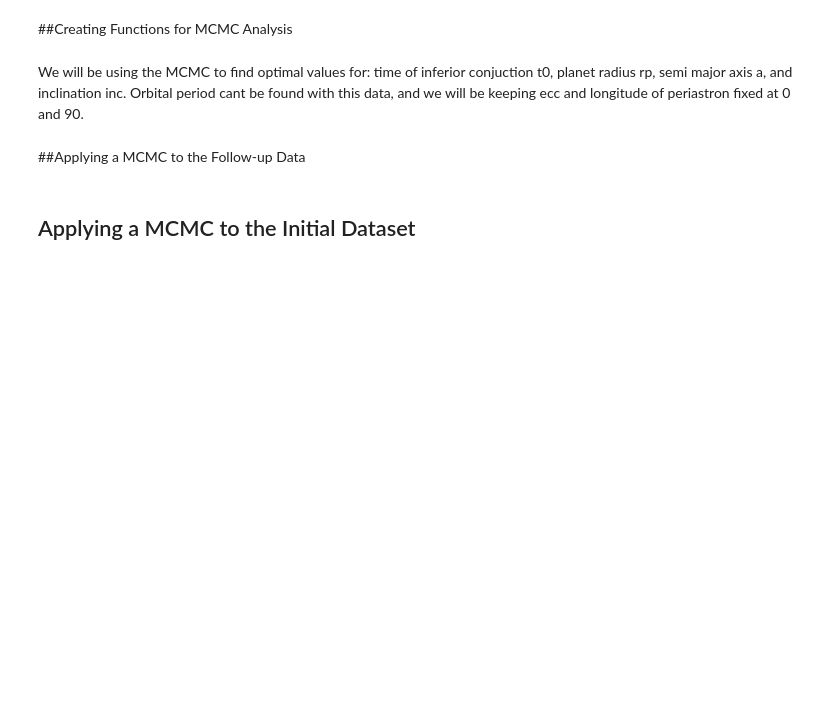
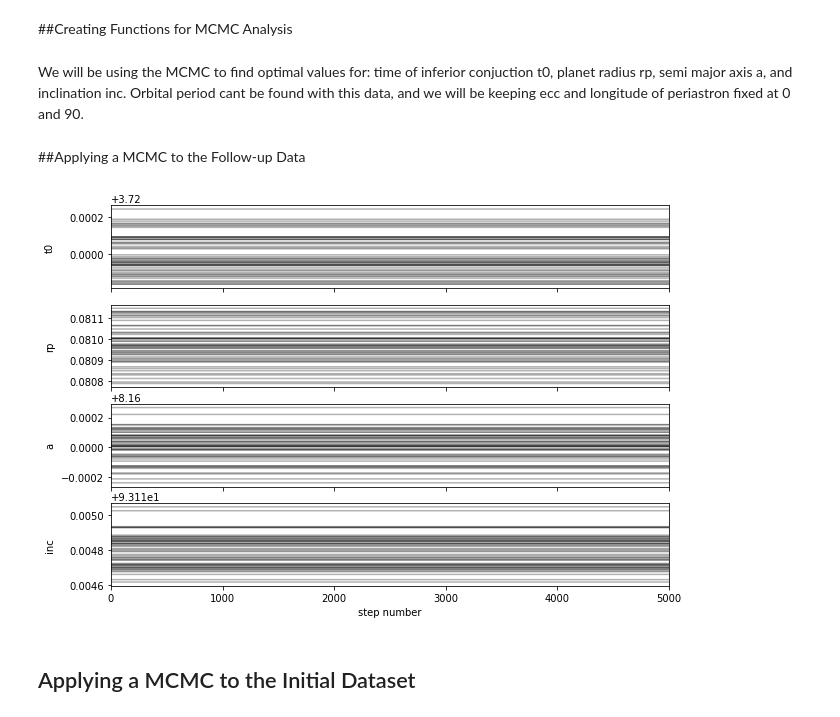
Before and after one commit to Hamza-Suleman/transiting-exoplanets, a Jupyter notebook: Dummy_Transit.ipynb, the cells around one changed output. Drawn from its saved outputs; the diff is of its cells as text; code cells hidden in the pictures; blank space fills up the shorter version.

Commit message:
Trying MCMC on followup data

```diff
--- a/Dummy_Transit.ipynb
+++ b/Dummy_Transit.ipynb
@@ -367,7 +367,35 @@ def log_probability(par, t, flux, flux_error):
     if not np.isfinite(lp):
         return -np.inf
     return lp + log_likelihood(par, t, flux, flux_error)
+# %%
+def MCMC(par, t, flux, flux_error):
+  pos = par + 1e-4 * np.random.randn(50, 4)
+  nwalkers, ndim = pos.shape
+
+  sampler = emcee.EnsembleSampler(
+    nwalkers, ndim, log_probability, args=(t, flux, flux_error)
+  )
+  sampler.run_mcmc(pos, 5000, progress=True);
+
+  samples = sampler.get_chain()
+  fig, axes = plt.subplots(4, figsize=(10, 7), sharex=True)
+  labels = ["t0", "rp", "a","inc"]
+  for i in range(ndim):
+    ax = axes[i]
+    ax.plot(samples[:, :, i], "k", alpha=0.3)
+    ax.set_xlim(0, len(samples))
+    ax.set_ylabel(labels[i])
+    ax.yaxis.set_label_coords(-0.1, 0.5)
+
+  axes[-1].set_xlabel("step number");
 # %% [markdown]
 ##Applying a MCMC to the Follow-up Data
+# %%
+followup_input_params = [followup_initial_params[0],followup_initial_params[2],followup_initial_params[3],followup_initial_params[4]]
+followup_input_params = np.array(followup_input_params)
+
+MCMC(followup_input_params,followup_time,followup_flux,followup_flux_err)
+# %% [output]
+[figure, added]
 # %% [markdown]
 ## Applying a MCMC to the Initial Dataset
```
